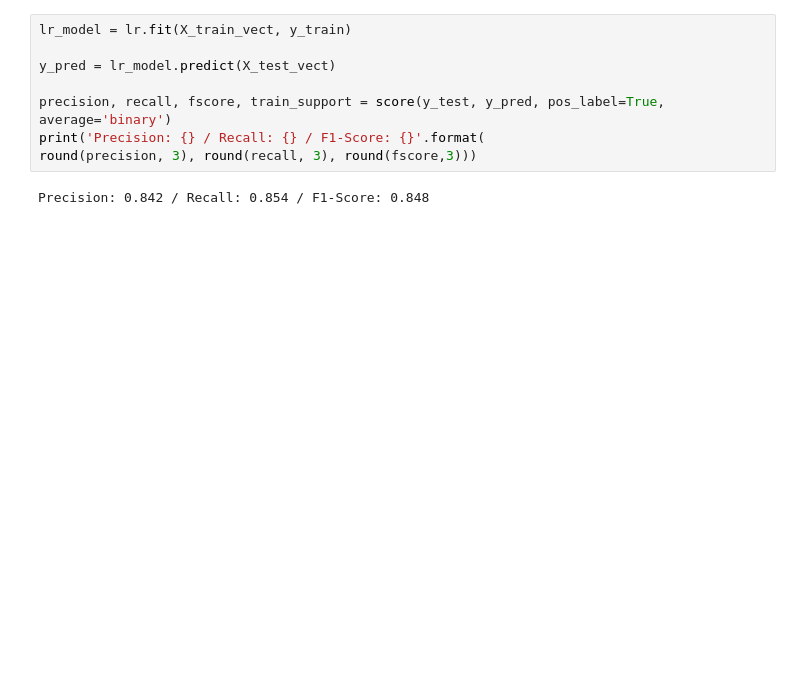
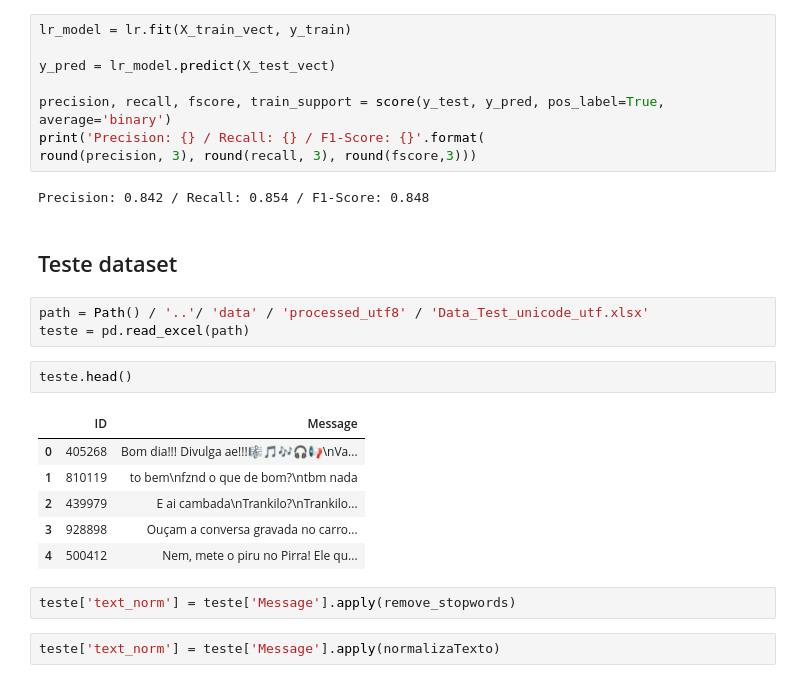
Before and after one commit to ThiagoSViana/spam_ham, a Jupyter notebook: code/exploring_spam_ham.ipynb, the cells around one changed output. Drawn from its saved outputs; the diff is of its cells as text; blank space fills up the shorter version.

```diff
--- a/code/exploring_spam_ham.ipynb
+++ b/code/exploring_spam_ham.ipynb
@@ -436,3 +436,21 @@ print('Precision: {} / Recall: {} / F1-Score: {}'.format(
 round(precision, 3), round(recall, 3), round(fscore,3)))
 # %% [output]
 Precision: 0.842 / Recall: 0.854 / F1-Score: 0.848
+# %% [markdown]
+## Teste dataset
+# %%
+path = Path() / '..'/ 'data' / 'processed_utf8' / 'Data_Test_unicode_utf.xlsx'
+teste = pd.read_excel(path)
+# %%
+teste.head()
+# %% [output]
+|  | ID | Message |
+| 0 | 405268 | Bom dia!!! Divulga ae!!!🎼🎵🎶🎧📢\nVa... |
+| 1 | 810119 | to bem\nfznd o que de bom?\ntbm nada |
+| 2 | 439979 | E ai cambada\nTrankilo?\nTrankilo... |
+| 3 | 928898 | Ouçam a conversa gravada no carro... |
+| 4 | 500412 | Nem, mete o piru no Pirra! Ele qu... |
+# %%
+teste['text_norm'] = teste['Message'].apply(remove_stopwords)
+# %%
+teste['text_norm'] = teste['Message'].apply(normalizaTexto)
```
Also changed, not shown: parts of 12 cells of this notebook, 1 other file.
